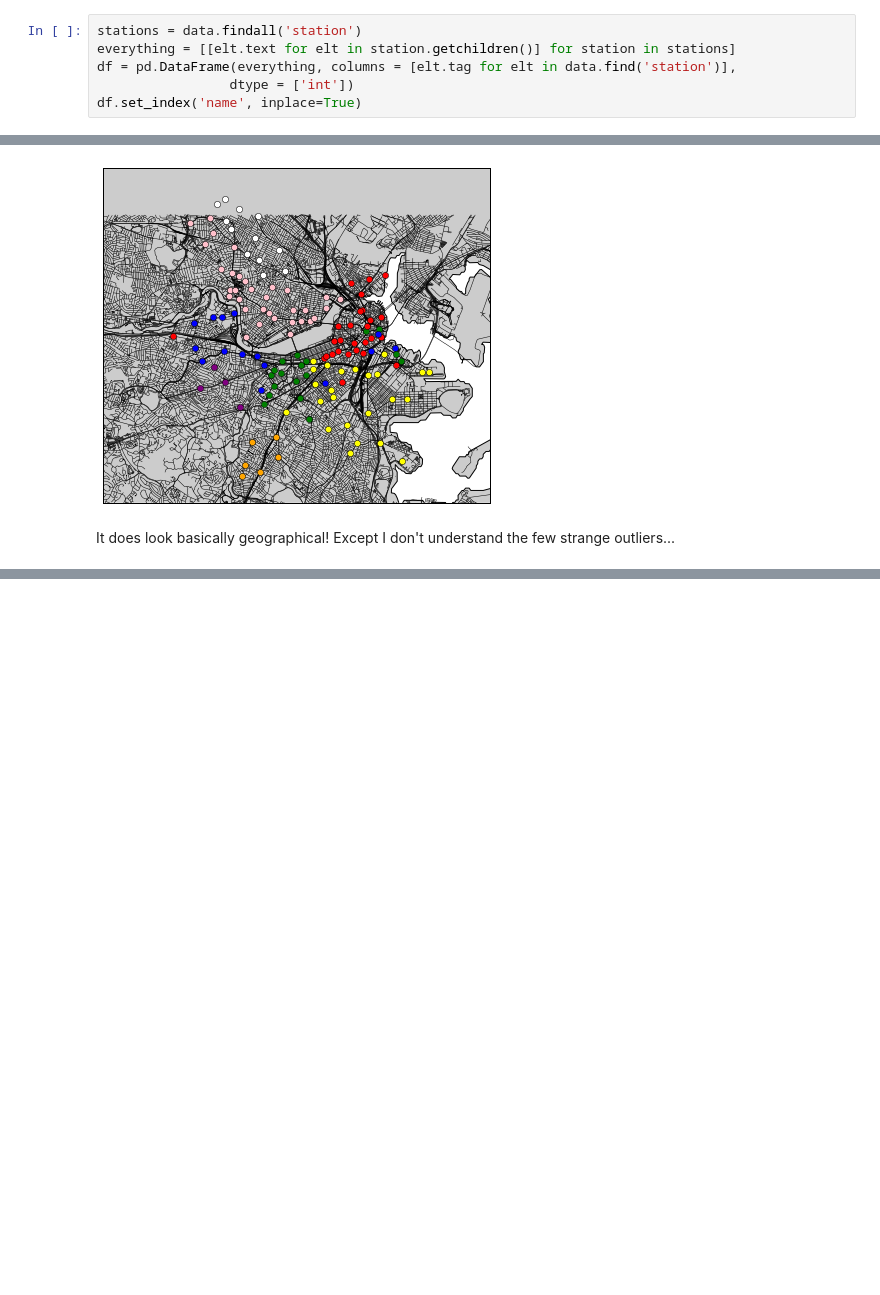
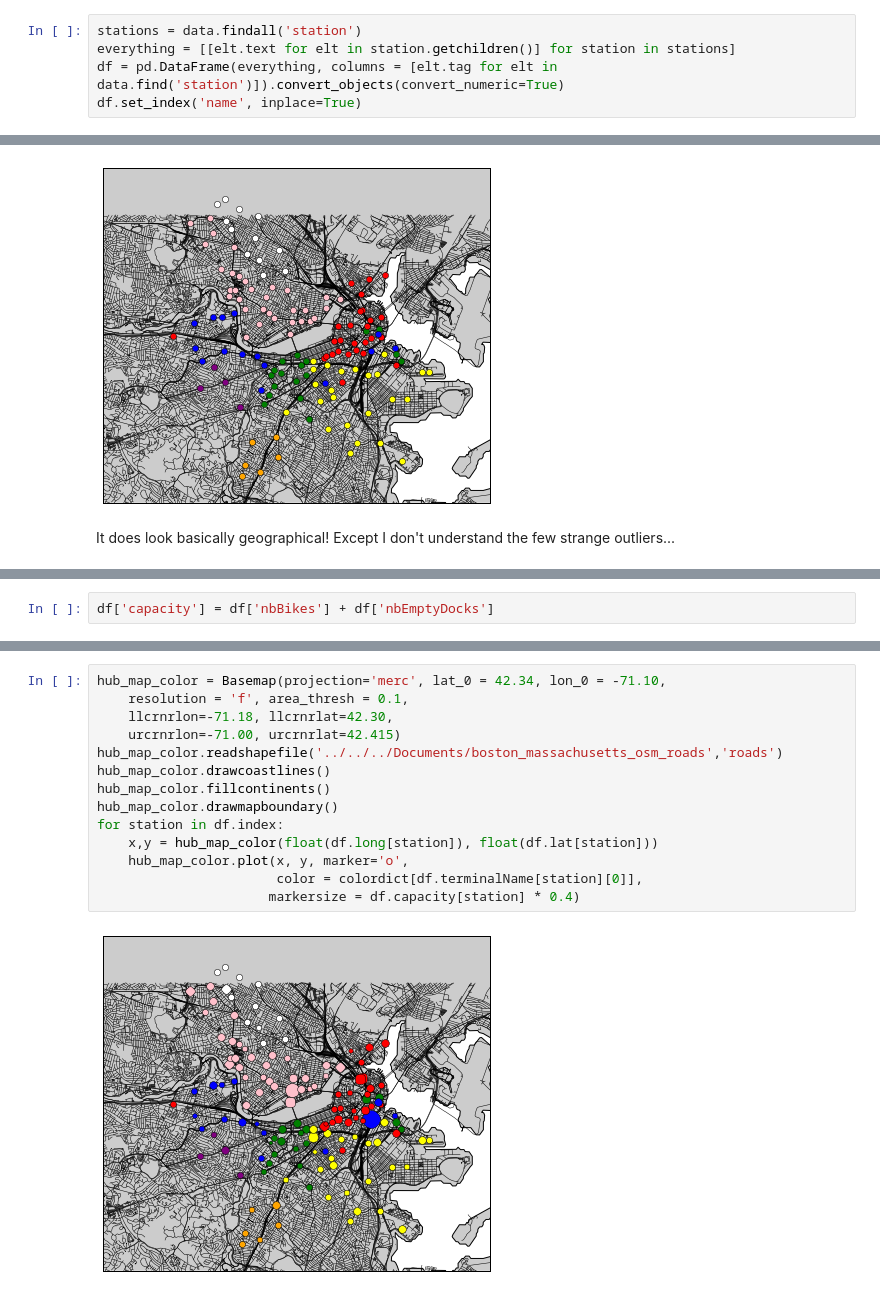
Before and after one commit to awbirdsall/hubway-explore, a Jupyter notebook: hubway_plotstations.ipynb, the cells around one changed output, grey strips where cells are left out. Drawn from its saved outputs; the diff is of its cells as text; blank space fills up the shorter version.

Commit message:
add station capacity analysis

```diff
--- a/hubway_plotstations.ipynb
+++ b/hubway_plotstations.ipynb
@@ -45,8 +48,7 @@ Idea for next step: color by station code prefix ('A', 'B', ...). Will require a
 # %%
 stations = data.findall('station')
 everything = [[elt.text for elt in station.getchildren()] for station in stations]
-df = pd.DataFrame(everything, columns = [elt.tag for elt in data.find('station')],
-                 dtype = ['int'])
+df = pd.DataFrame(everything, columns = [elt.tag for elt in data.find('station')]).convert_objects(convert_numeric=True)
 df.set_index('name', inplace=True)
 # %%
 df.head()
@@ -93,0 +100,2 @@ It does look basically geographical! Except I don't understand the few strange o
+# %%
+df['capacity'] = df['nbBikes'] + df['nbEmptyDocks']
@@ -93,0 +112,16 @@ It does look basically geographical! Except I don't understand the few strange o
+# %%
+hub_map_color = Basemap(projection='merc', lat_0 = 42.34, lon_0 = -71.10,
+    resolution = 'f', area_thresh = 0.1,
+    llcrnrlon=-71.18, llcrnrlat=42.30,
+    urcrnrlon=-71.00, urcrnrlat=42.415)
+hub_map_color.readshapefile('../../../Documents/boston_massachusetts_osm_roads','roads')
+hub_map_color.drawcoastlines()
+hub_map_color.fillcontinents()
+hub_map_color.drawmapboundary()
+for station in df.index:
+    x,y = hub_map_color(float(df.long[station]), float(df.lat[station]))
+    hub_map_color.plot(x, y, marker='o',
+                       color = colordict[df.terminalName[station][0]],
+                      markersize = df.capacity[station] * 0.4)
+# %% [output]
+[figure, added]
```
Also changed, not shown: parts of 8 cells of this notebook.
